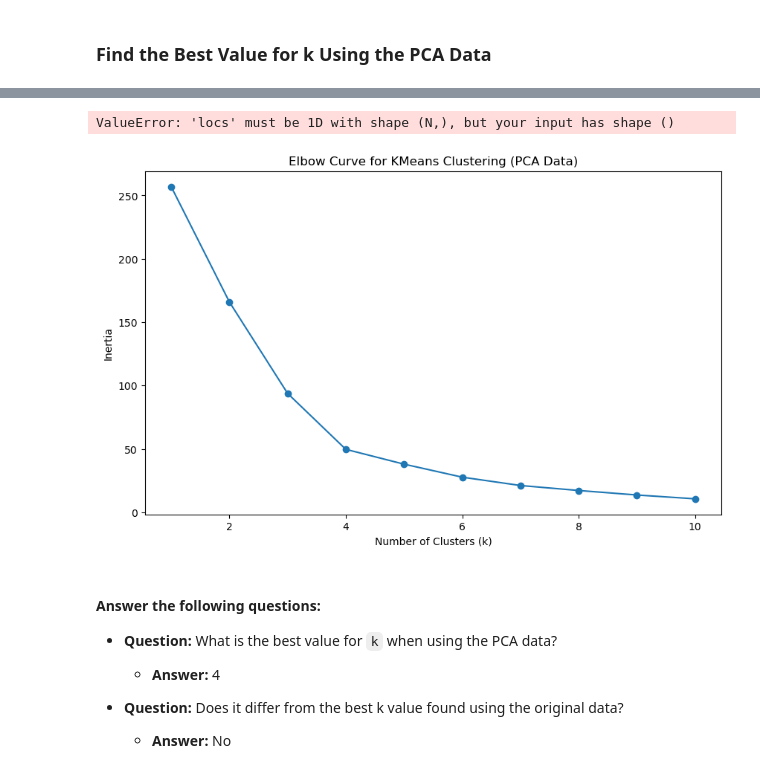
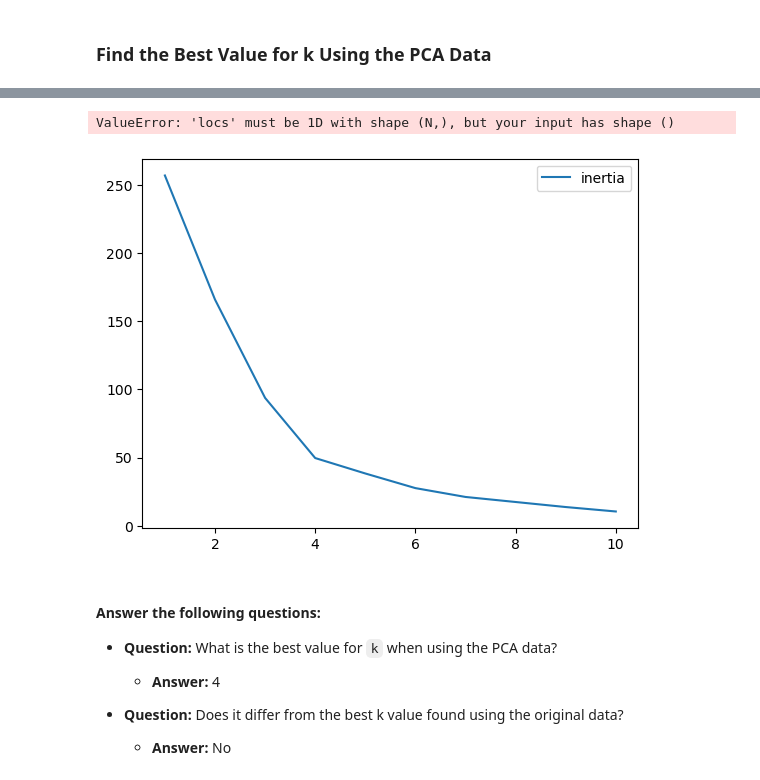
Before and after one commit to GitRomiBash/CryptoClustering, a Jupyter notebook: Crypto_Clustering_starter_code-Copy2.ipynb, the cells around one changed output, grey strips where cells are left out. Drawn from its saved outputs; the diff is of its cells as text; code cells hidden in the pictures.

```diff
--- a/Crypto_Clustering_starter_code-Copy2.ipynb
+++ b/Crypto_Clustering_starter_code-Copy2.ipynb
@@ -36,3 +36,6 @@ market_data_df.describe()
 | 50% | -0.063410 | 3.296410 | 0.109740 | -0.042370 | ... |
 | 75% | 0.612090 | 7.602780 | 5.510740 | 4.578130 | ... |
 | max | 4.840330 | 20.694590 | 24.239190 | 140.795700 | ... |
+# %%
+# Use the `StandardScaler()` module from scikit-learn to normalize the data from the CSV file
+market_data_scaled = StandardScaler().fit_transform(market_data_df)
@@ -141,7 +123,7 @@ plt.show()
 kmeans = KMeans(n_clusters=5, n_init='auto', random_state=2)
 # %%
 # Fit the K-Means model using the scaled data
-kmeans.fit(scaled_df)
+kmeans.fit(market_data_scaled)
 # %% [output]
 KMeans(n_clusters=5, n_init='auto', random_state=2)
 # %%
@@ -195,17 +172,12 @@ plt.show()
 pca = PCA(n_components=3)
 # %%
 # Use the PCA model with `fit_transform` on the original scaled DataFrame to reduce to three principal components.
-# Use the PCA model with fit_transform on the original scaled DataFrame to reduce to three principal components
-pca_result = pca.fit_transform(scaled_df)
 
-# Convert the result into a DataFrame
-pca_df = pd.DataFrame(data=pca_result, columns=['PC1', 'PC2', 'PC3'], index=scaled_df.index)
+pca_result = pca.fit_transform(market_data_scaled)
 
-# View the first five rows of the DataFrame
+pca_df=pd.DataFrame(data=pca_result, columns=["PC1","PC2","PC3"], index=market_data_scaled.index)
+# View the first five rows of the DataFrame.
 pca_df.head()
-
-
-# View the first five rows of the DataFrame.
 # %% [output]
 |  | PC1 | PC2 | PC3 |
 | coin_id |  |  |  |
@@ -237,16 +203,13 @@ Explained Variance for PC3: 0.1760379
 # Note: The code for this step is provided for you
 
 # Creating a DataFrame with the PCA data
-pca_data_df = pd.DataFrame(data=pca_result, columns=['PC1', 'PC2', 'PC3'], index=scaled_df.index)
-
+pca_data_df=pd.DataFrame(data=pca_result, columns=["PC1","PC2","PC3"], index=market_data_scaled.index)
 
 # Copy the crypto names from the original data
 crypto_names = market_data_df.index
 
-
 # Set the coinid column as index
-pca_data_df.index.name = 'coin_id'
-
+pca_data_df.index.name = "coin_id"
 
 # Display sample data
 pca_data_df.head(10)
@@ -306,18 +271,13 @@ elbow_df
 # %%
 # Plot a line chart with all the inertia values computed with
 # the different values of k to visually identify the optimal value for k.
-# Plot a line chart with all the inertia values
-plt.figure(figsize=(10, 6))
-plt.plot(elbow_df['k'], elbow_df['inertia'], marker='o', linestyle='-')
-plt.title('Elbow Curve for KMeans Clustering (PCA Data)')
-plt.xlabel('Number of Clusters (k)')
-plt.ylabel('Inertia')
-plt.xticks(k)
-plt.grid(True)
-plt.show()
+elbow_df.plot.line(x="k",
+                   y="inertia",
+                   title="Elbow Curve",
+                   xticks=k)
 # %% [output]
 ValueError: 'locs' must be 1D with shape (N,), but your input has shape ()
-[figure, old version]
+[figure, new version]
 # %% [markdown]
 #### Answer the following questions:
 * **Question:** What is the best value for `k` when using the PCA data?
```
Also changed, not shown: parts of 15 cells of this notebook.
